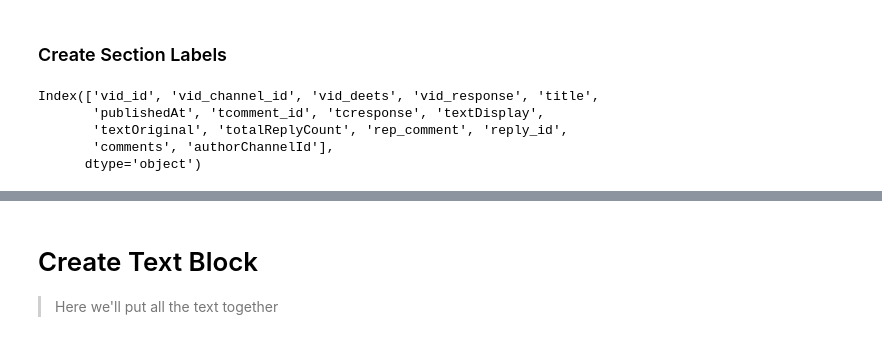
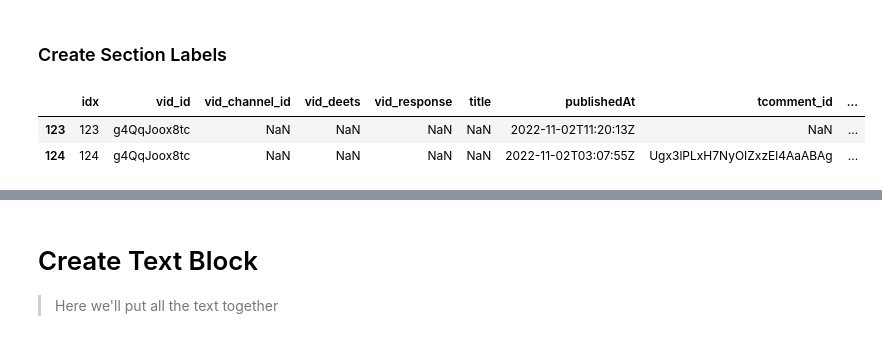
Before and after one commit to daveramseymusic/biobert-bern, a Jupyter notebook: nbs/01_found_my_fitness_bioBert_BERN.ipynb, the cells around one changed output, grey strips where cells are left out. Saved outputs shown, nothing was run; the diff lists cells and outputs as text; code cells hidden in the pictures.

```diff
--- a/nbs/01_found_my_fitness_bioBert_BERN.ipynb
+++ b/nbs/01_found_my_fitness_bioBert_BERN.ipynb
@@ -40,13 +40,9 @@ coms.rename(columns = {'comment': 'comments'},inplace=True) # rename comment to
 ## Now start splitting off all the cumsums <5000 and stack them back together.
 # %% [markdown]
 ### Create Section Labels
-# %%
-coms.columns
-# %% [output]
-Index(['vid_id', 'vid_channel_id', 'vid_deets', 'vid_response', 'title',
-       'publishedAt', 'tcomment_id', 'tcresponse', 'textDisplay',
-       'textOriginal', 'totalReplyCount', 'rep_comment', 'reply_id',
-       'comments', 'authorChannelId'],
-      dtype='object')
 # %%
-coms = create_com_with_idx(coms)
+coms = create_com_with_idx(coms); coms.tail(2)
+# %% [output]
+|  | idx | vid_id | vid_channel_id | vid_deets | vid_response | title | publishedAt | tcomment_id | ... |
+| 123 | 123 | g4QqJoox8tc | NaN | NaN | NaN | NaN | 2022-11-02T11:20:13Z | NaN | ... |
+| 124 | 124 | g4QqJoox8tc | NaN | NaN | NaN | NaN | 2022-11-02T03:07:55Z | Ugx3lPLxH7NyOIZxzEl4AaABAg | ... |
```
Also changed, not shown: parts of 18 cells of this notebook.
